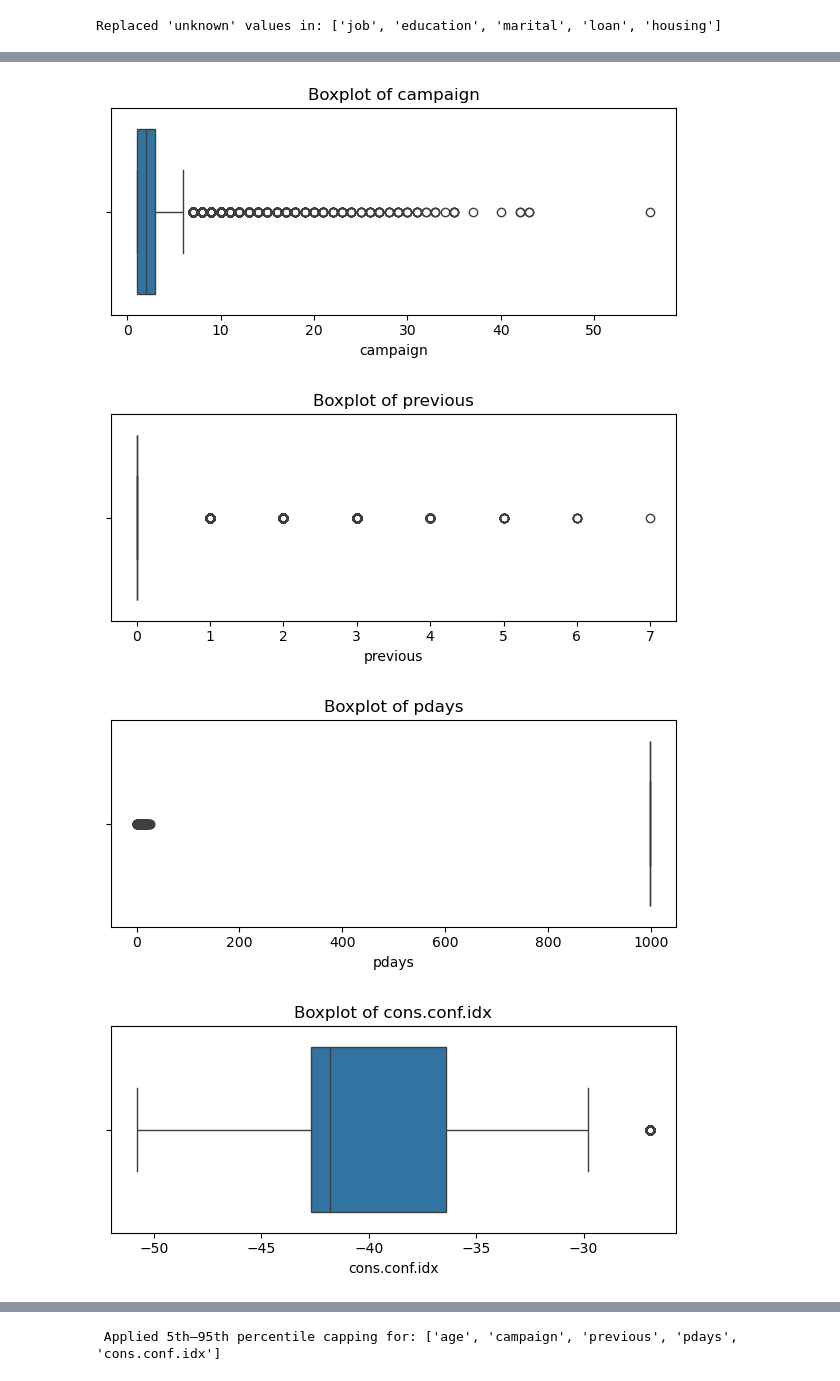
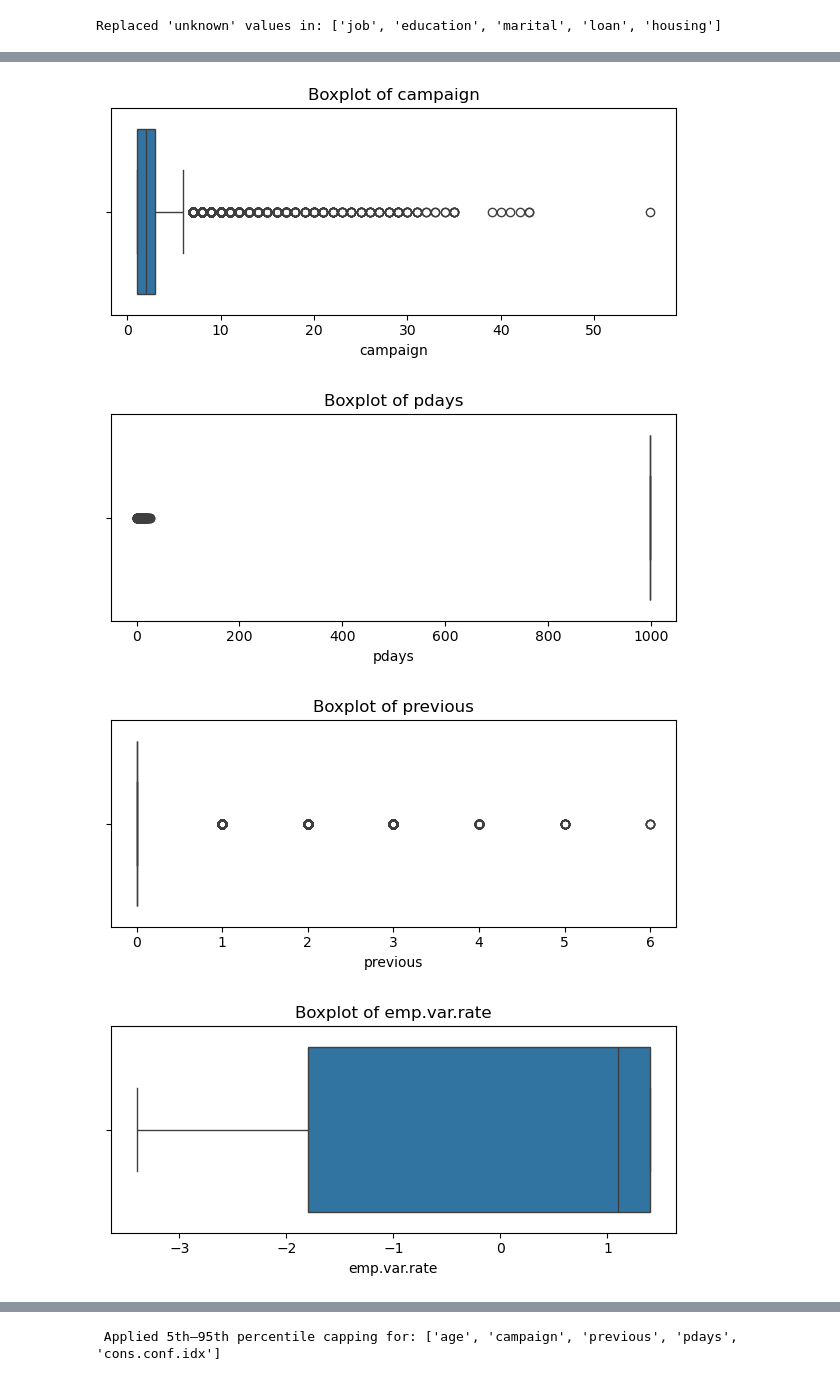
Before and after one commit to jumishafeeq/Predicting-Term-Deposit-Subscription-Using-Bank-Marketing-Data, a Jupyter notebook: Term Deposit Subscription Prediction.ipynb, the cells around one changed output, grey strips where cells are left out. Saved outputs shown, nothing was run; the diff lists cells and outputs as text; code cells hidden in the pictures.

```diff
--- a/Term Deposit Subscription Prediction.ipynb
+++ b/Term Deposit Subscription Prediction.ipynb
@@ -346,13 +372,3 @@ for col in categorical_cols:
 [figure]
 [figure]
 [figure]
-# %%
-# Numerical Features vs Target using Boxplots
-numerical_cols = df.select_dtypes(include = ['int64','float64']).columns
-
-for col in numerical_cols:
-    plt.figure(figsize=(6, 4))
-    sns.boxplot(x=y, y=col, data=df)
-    plt.title(f'{col} by Subscription Outcome')
-    plt.tight_layout()
-    plt.show()
@@ -369,0 +390,12 @@ for col in numerical_cols:
+# %%
+# Plotting Histograms with KDE for All Numerical Features
+numerical_cols = df.select_dtypes(include=['int64', 'float64']).columns
+
+for col in numerical_cols:
+    plt.figure(figsize=(8, 4))
+    sns.histplot(data=df, x=col, hue=y, kde=True, stat="density", bins=30, palette='Set2')
+    plt.title(f'Distribution of {col} by Subscription Outcome')
+    plt.xlabel(col)
+    plt.ylabel('Density')
+    plt.tight_layout()
+    plt.show()
@@ -402,12 +471,0 @@ Duplicate rows in validation set: 0
-# %%
-# First, combine X_train and y_train into a single DataFrame
-train_combined = X_train.copy()
-train_combined['y'] = y_train
-
-# Remove duplicates together
-train_combined = train_combined.drop_duplicates()
-print(f"Train Dataset shape after removing duplicates: {train_combined.shape}")
-
-# Now separate them again
-X_train = train_combined.drop('y', axis=1)
-y_train = train_combined['y']
@@ -431,6 +485,6 @@ Deal with non-standard missing values that appear as 'unknown' in categorical fe
 # %%
 # Drop Irrelevant or Risky Features
-cols_to_drop = ['duration', 'month', 'day_of_week', 'default', 'contact']
+cols_to_drop = ['duration', 'month', 'day_of_week', 'default']
 X_train.drop(columns=cols_to_drop, inplace=True)
 X_val.drop(columns=cols_to_drop, inplace=True)
 print(" Dropped irrelevant/risky features:", cols_to_drop)
@@ -454,10 +498,10 @@ Outliers are data points that deviate significantly from the rest of the dataset
 # %%
 # Outlier Detection using Boxplots
 # List of numeric columns in Train data (excluding target and already dropped ones)
-outlier_cols = ['age', 'campaign', 'previous', 'pdays', 'cons.conf.idx']
+numeric_cols = X_train.select_dtypes(include = ['int64','float64']).columns
 
 # Boxplots to visualize outliers
-for col in outlier_cols:
+for col in numeric_cols:
     plt.figure(figsize=(6, 3))
     sns.boxplot(x=X_train[col])
     plt.title(f'Boxplot of {col}')
@@ -468,4 +512,4 @@ for col in outlier_cols:
-[figure, old version]
+[figure, new version]
-[figure, old version]
+[figure, new version]
-[figure, old version]
+[figure, new version]
-[figure, old version]
+[figure, new version]
```
Also changed, not shown: parts of 85 cells of this notebook.
